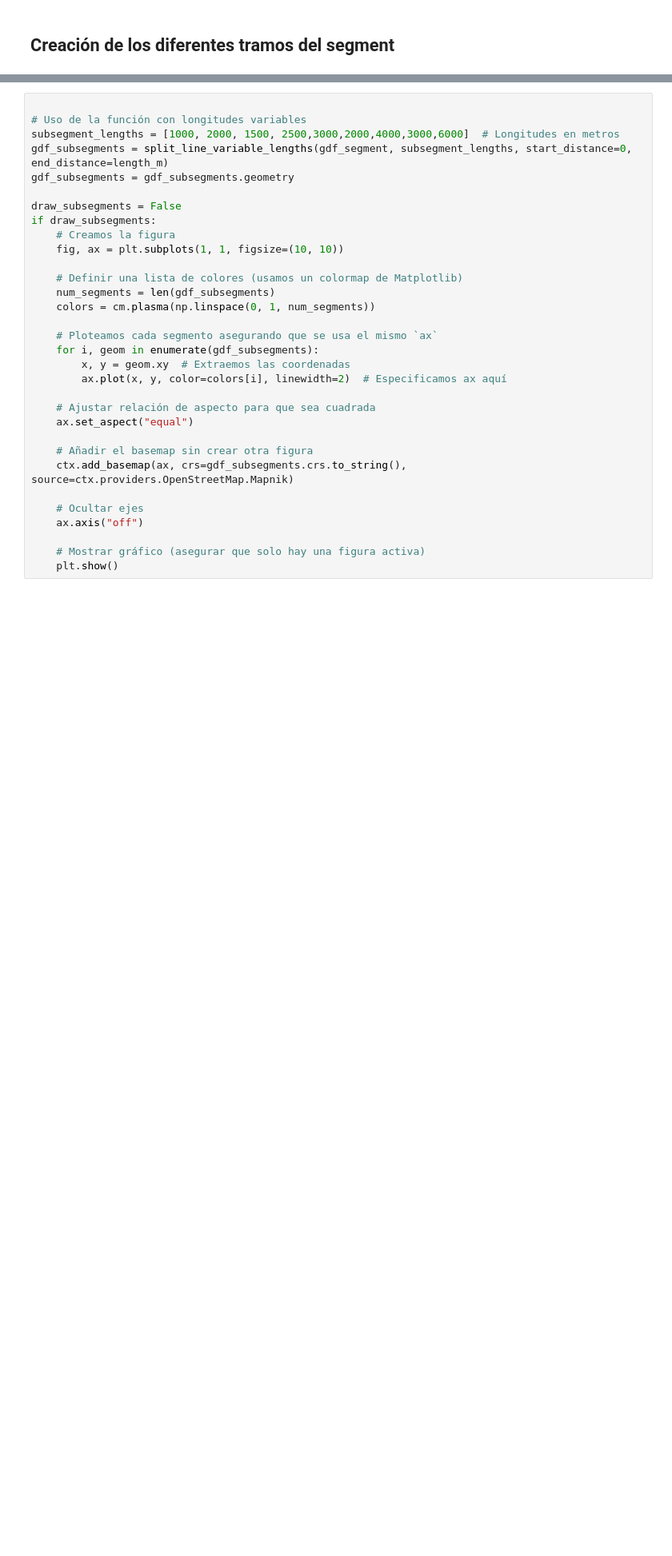
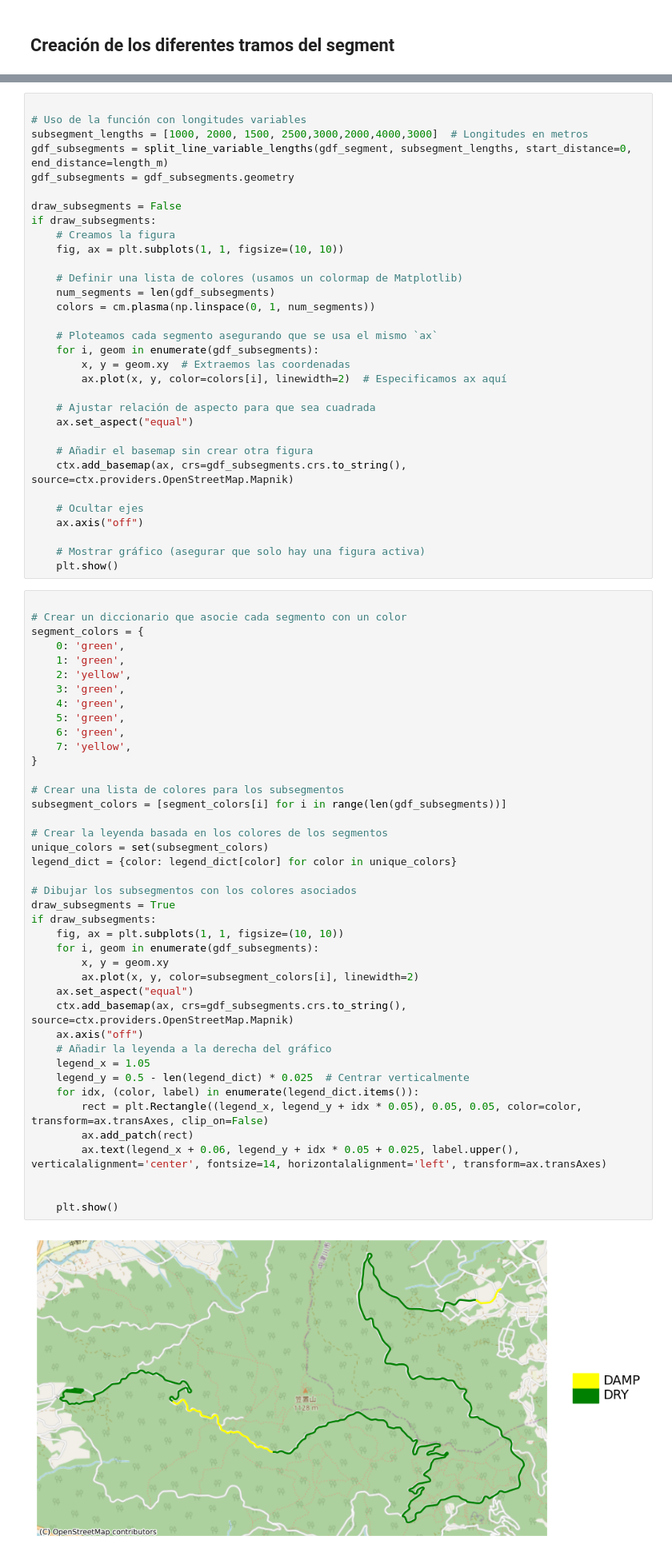
Before and after one commit to ChemiF1/Mapas-WRC, a Jupyter notebook: Pruebas2025/Programa_Por_Partes.ipynb, the cells around one changed output, grey strips where cells are left out. Shown: that part at 80% size. Saved outputs shown, nothing was run; the diff lists cells and outputs as text; blank space fills up the shorter version.

```diff
--- a/Pruebas2025/Programa_Por_Partes.ipynb
+++ b/Pruebas2025/Programa_Por_Partes.ipynb
@@ -151,7 +151,7 @@ def split_line_variable_lengths(gdf_segment, segment_lengths, start_distance=0,
 # %%
 
 # Uso de la función con longitudes variables
-subsegment_lengths = [1000, 2000, 1500, 2500,3000,2000,4000,3000,6000]  # Longitudes en metros
+subsegment_lengths = [1000, 2000, 1500, 2500,3000,2000,4000,3000]  # Longitudes en metros
 gdf_subsegments = split_line_variable_lengths(gdf_segment, subsegment_lengths, start_distance=0, end_distance=length_m)
 gdf_subsegments = gdf_subsegments.geometry
 
@@ -180,3 +180,46 @@ if draw_subsegments:
 
     # Mostrar gráfico (asegurar que solo hay una figura activa)
     plt.show()
+# %%
+
+# Crear un diccionario que asocie cada segmento con un color
+segment_colors = {
+    0: 'green',
+    1: 'green',
+    2: 'yellow',
+    3: 'green',
+    4: 'green',
+    5: 'green',
+    6: 'green',
+    7: 'yellow',
+}
+
+# Crear una lista de colores para los subsegmentos
+subsegment_colors = [segment_colors[i] for i in range(len(gdf_subsegments))]
+
+# Crear la leyenda basada en los colores de los segmentos
+unique_colors = set(subsegment_colors)
+legend_dict = {color: legend_dict[color] for color in unique_colors}
+
+# Dibujar los subsegmentos con los colores asociados
+draw_subsegments = True
+if draw_subsegments:
+    fig, ax = plt.subplots(1, 1, figsize=(10, 10))
+    for i, geom in enumerate(gdf_subsegments):
+        x, y = geom.xy
+        ax.plot(x, y, color=subsegment_colors[i], linewidth=2)
+    ax.set_aspect("equal")
+    ctx.add_basemap(ax, crs=gdf_subsegments.crs.to_string(), source=ctx.providers.OpenStreetMap.Mapnik)
+    ax.axis("off")
+    # Añadir la leyenda a la derecha del gráfico
+    legend_x = 1.05
+    legend_y = 0.5 - len(legend_dict) * 0.025  # Centrar verticalmente
+    for idx, (color, label) in enumerate(legend_dict.items()):
+        rect = plt.Rectangle((legend_x, legend_y + idx * 0.05), 0.05, 0.05, color=color, transform=ax.transAxes, clip_on=False)
+        ax.add_patch(rect)
+        ax.text(legend_x + 0.06, legend_y + idx * 0.05 + 0.025, label.upper(), verticalalignment='center', fontsize=14, horizontalalignment='left', transform=ax.transAxes)
+
+
+    plt.show()
+# %% [output]
+[figure, added]
```
Also changed, not shown: 2 other files.
